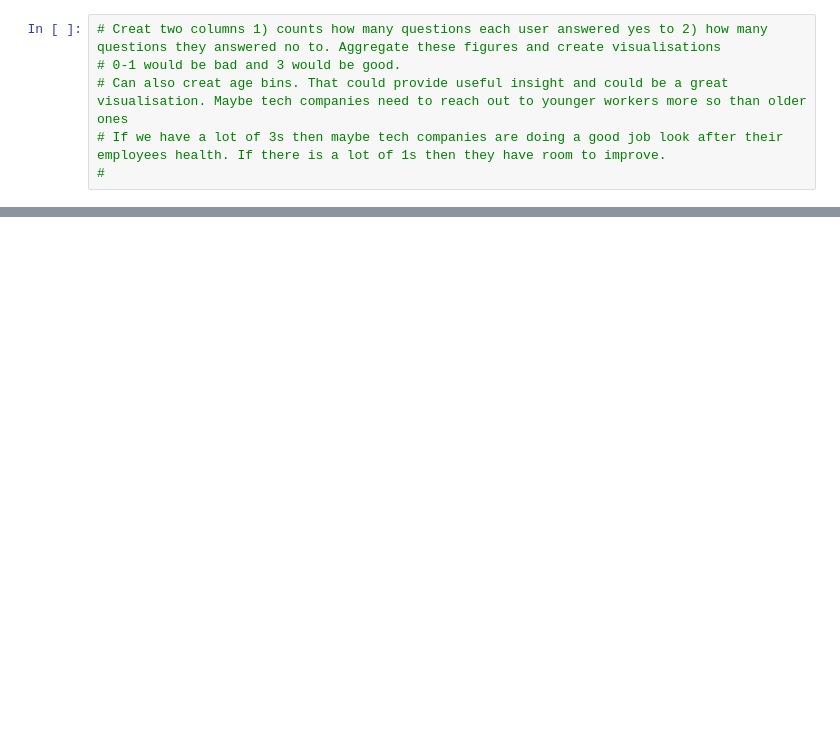
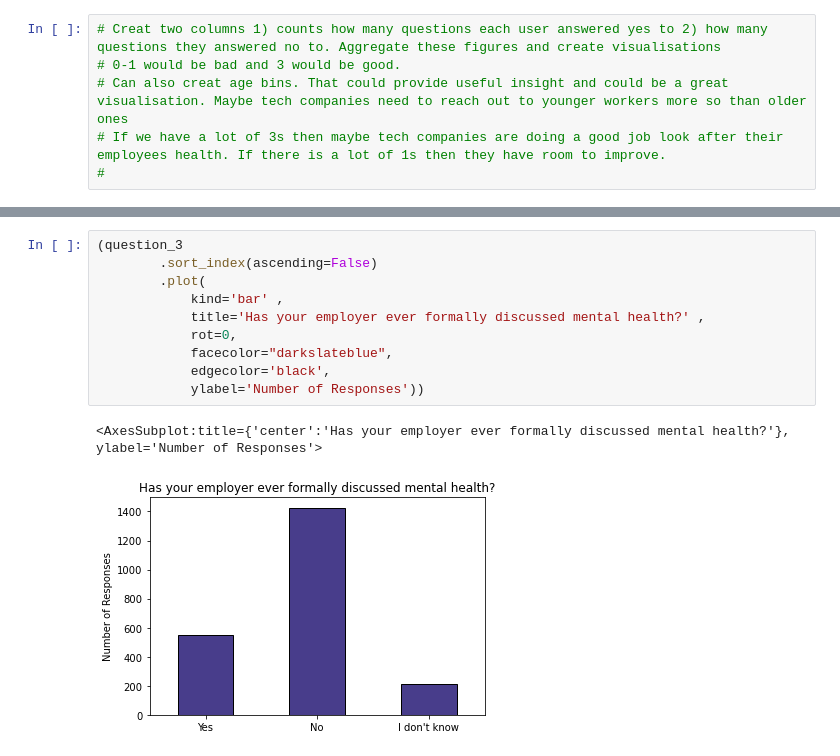
Before and after one commit to Patrick-Bacza/Group-7---Project, a Jupyter notebook: Employer_Analysis.ipynb, the cells around one changed output, grey strips where cells are left out. Cells and saved outputs as stored; diff of their text form; blank space fills up the shorter version.

```diff
--- a/Employer_Analysis.ipynb
+++ b/Employer_Analysis.ipynb
@@ -32,0 +164,13 @@ Survey_Data.head()
+# %%
+(question_3
+        .sort_index(ascending=False)
+        .plot(
+            kind='bar' ,
+            title='Has your employer ever formally discussed mental health?' ,
+            rot=0,
+            facecolor="darkslateblue",
+            edgecolor='black',
+            ylabel='Number of Responses'))
+# %% [output]
+<AxesSubplot:title={'center':'Has your employer ever formally discussed mental health?'}, ylabel='Number of Responses'>
+[figure, added]
```
Also changed, not shown: parts of 14 cells of this notebook.
